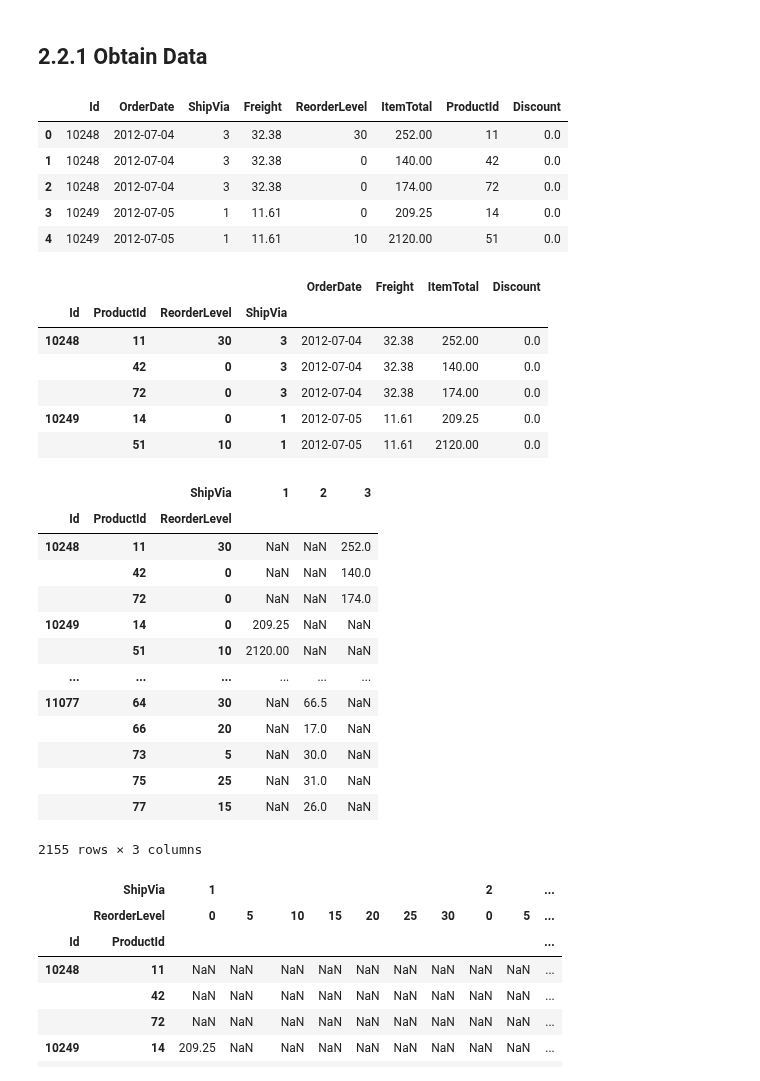
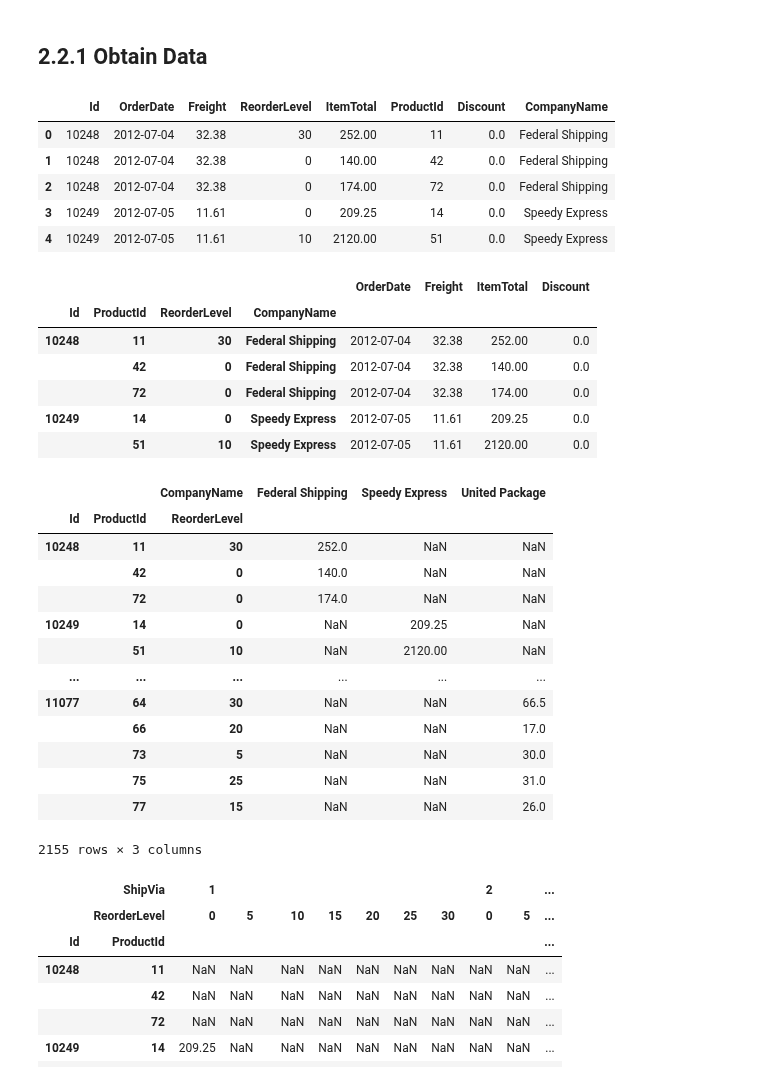
Before and after one commit to eannefawcett/Northwind-Database-Exploration, a Jupyter notebook: Reorder and Discount.ipynb, the cells around one changed output. Drawn from its saved outputs; the diff is of its cells as text; code cells hidden in the pictures.

```diff
--- a/Reorder and Discount.ipynb
+++ b/Reorder and Discount.ipynb
@@ -113,53 +111,54 @@ idx = pd.IndexSlice
 # %%
 # import data
 conn = sqlite3.Connection('Northwind_small.sqlite')
 cur = conn.cursor()
 
 # All data
-cur.execute("""SELECT 'Order'.Id, OrderDate, ShipVia, Freight, ReorderLevel, Product.UnitPrice*Quantity as ItemTotal, OrderDetail.ProductId, OrderDetail.Discount
+cur.execute("""SELECT 'Order'.Id, OrderDate, Freight, ReorderLevel, Product.UnitPrice*Quantity as ItemTotal, OrderDetail.ProductId, OrderDetail.Discount, Shipper.CompanyName
                FROM OrderDetail
                LEFT JOIN 'Order' ON OrderDetail.OrderID = 'Order'.Id
                JOIN Product ON OrderDetail.ProductId = Product.Id
+               JOIN Shipper ON 'Order'.ShipVia = Shipper.Id
                ;""")
 df = pd.DataFrame(cur.fetchall())
 df.columns = [x[0] for x in cur.description]
 df.head()
 # %% [output]
-|  | Id | OrderDate | ShipVia | Freight | ReorderLevel | ItemTotal | ProductId | Discount |
-| 0 | 10248 | 2012-07-04 | 3 | 32.38 | 30 | 252.00 | 11 | 0.0 |
-| 1 | 10248 | 2012-07-04 | 3 | 32.38 | 0 | 140.00 | 42 | 0.0 |
-| 2 | 10248 | 2012-07-04 | 3 | 32.38 | 0 | 174.00 | 72 | 0.0 |
-| 3 | 10249 | 2012-07-05 | 1 | 11.61 | 0 | 209.25 | 14 | 0.0 |
-| 4 | 10249 | 2012-07-05 | 1 | 11.61 | 10 | 2120.00 | 51 | 0.0 |
+|  | Id | OrderDate | Freight | ReorderLevel | ItemTotal | ProductId | Discount | CompanyName |
+| 0 | 10248 | 2012-07-04 | 32.38 | 30 | 252.00 | 11 | 0.0 | Federal Shipping |
+| 1 | 10248 | 2012-07-04 | 32.38 | 0 | 140.00 | 42 | 0.0 | Federal Shipping |
+| 2 | 10248 | 2012-07-04 | 32.38 | 0 | 174.00 | 72 | 0.0 | Federal Shipping |
+| 3 | 10249 | 2012-07-05 | 11.61 | 0 | 209.25 | 14 | 0.0 | Speedy Express |
+| 4 | 10249 | 2012-07-05 | 11.61 | 10 | 2120.00 | 51 | 0.0 | Speedy Express |
 # %%
 multi = df.copy(deep=True)
-mulit = multi.set_index(['Id', 'ProductId', 'ReorderLevel', 'ShipVia'], inplace=True)
+mulit = multi.set_index(['Id', 'ProductId', 'ReorderLevel', 'CompanyName'], inplace=True)
 multi.head()
 # %% [output]
 |  |  |  |  | OrderDate | Freight | ItemTotal | Discount |
-| Id | ProductId | ReorderLevel | ShipVia |  |  |  |  |
-| 10248 | 11 | 30 | 3 | 2012-07-04 | 32.38 | 252.00 | 0.0 |
-|  | 42 | 0 | 3 | 2012-07-04 | 32.38 | 140.00 | 0.0 |
-|  | 72 | 0 | 3 | 2012-07-04 | 32.38 | 174.00 | 0.0 |
-| 10249 | 14 | 0 | 1 | 2012-07-05 | 11.61 | 209.25 | 0.0 |
-|  | 51 | 10 | 1 | 2012-07-05 | 11.61 | 2120.00 | 0.0 |
+| Id | ProductId | ReorderLevel | CompanyName |  |  |  |  |
+| 10248 | 11 | 30 | Federal Shipping | 2012-07-04 | 32.38 | 252.00 | 0.0 |
+|  | 42 | 0 | Federal Shipping | 2012-07-04 | 32.38 | 140.00 | 0.0 |
+|  | 72 | 0 | Federal Shipping | 2012-07-04 | 32.38 | 174.00 | 0.0 |
+| 10249 | 14 | 0 | Speedy Express | 2012-07-05 | 11.61 | 209.25 | 0.0 |
+|  | 51 | 10 | Speedy Express | 2012-07-05 | 11.61 | 2120.00 | 0.0 |
 # %%
-shipping = multi.unstack('ShipVia')['ItemTotal']
+shipping = multi.unstack('CompanyName')['ItemTotal']
 shipping
 # %% [output]
-|  |  | ShipVia | 1 | 2 | 3 |
+|  |  | CompanyName | Federal Shipping | Speedy Express | United Package |
 | Id | ProductId | ReorderLevel |  |  |  |
-| 10248 | 11 | 30 | NaN | NaN | 252.0 |
-|  | 42 | 0 | NaN | NaN | 140.0 |
-|  | 72 | 0 | NaN | NaN | 174.0 |
-| 10249 | 14 | 0 | 209.25 | NaN | NaN |
-|  | 51 | 10 | 2120.00 | NaN | NaN |
+| 10248 | 11 | 30 | 252.0 | NaN | NaN |
+|  | 42 | 0 | 140.0 | NaN | NaN |
+|  | 72 | 0 | 174.0 | NaN | NaN |
+| 10249 | 14 | 0 | NaN | 209.25 | NaN |
+|  | 51 | 10 | NaN | 2120.00 | NaN |
 | ... | ... | ... | ... | ... | ... |
-| 11077 | 64 | 30 | NaN | 66.5 | NaN |
-|  | 66 | 20 | NaN | 17.0 | NaN |
-|  | 73 | 5 | NaN | 30.0 | NaN |
-|  | 75 | 25 | NaN | 31.0 | NaN |
-|  | 77 | 15 | NaN | 26.0 | NaN |
+| 11077 | 64 | 30 | NaN | NaN | 66.5 |
+|  | 66 | 20 | NaN | NaN | 17.0 |
+|  | 73 | 5 | NaN | NaN | 30.0 |
+|  | 75 | 25 | NaN | NaN | 31.0 |
+|  | 77 | 15 | NaN | NaN | 26.0 |
 2155 rows × 3 columns
 # %%
 shipping_reorder = shipping.unstack('ReorderLevel')
```
Also changed, not shown: parts of 39 cells of this notebook, 1 other file.
